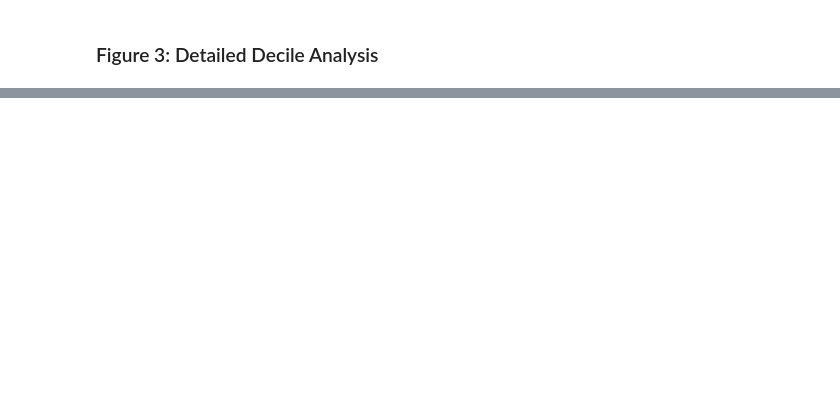
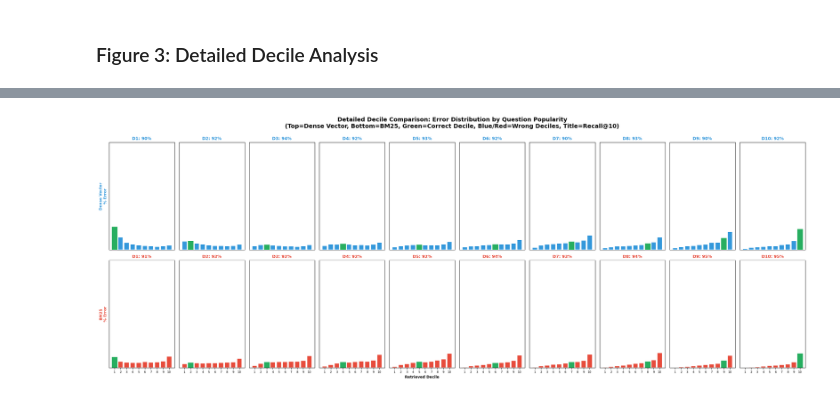
Before and after one commit to Cyro292/PopularityBias, a Jupyter notebook: rag_evaluation.ipynb, the cells around one changed output, grey strips where cells are left out. Saved outputs shown, nothing was run; the diff lists cells and outputs as text; code cells hidden in the pictures; blank space fills up the shorter version.

```diff
--- a/rag_evaluation.ipynb
+++ b/rag_evaluation.ipynb
@@ -820,0 +1317,97 @@ plt.show()
+# %%
+fig, axes = plt.subplots(2, 10, figsize=(24, 9))
+
+# Compute correct percentages for both methods
+dv_correct = results_df.groupby('pop_decile').apply(
+    lambda df: ((df['found_at_rank'].notna()) & (df['found_at_rank'] <= TOP_K)).mean() * 100
+).reindex(range(10), fill_value=0)
+
+bm_correct = bm25_results_df.groupby('pop_decile').apply(
+    lambda df: ((df['found_at_rank'].notna()) & (df['found_at_rank'] <= TOP_K)).mean() * 100
+).reindex(range(10), fill_value=0)
+
+for decile in range(10):
+    # Dense Vector (top row)
+    ax_dv = axes[0, decile]
+    dv_subset = results_df[results_df['pop_decile'] == decile]
+
+    if len(dv_subset) >= 3:
+        wrong_counts = np.zeros(10)
+        total_wrong = 0
+        for _, row in dv_subset.iterrows():
+            for wp in (row['wrong_docs_popularities'] or []):
+                w_dec = pd.cut([wp], bins=corpus_bin_edges, labels=False, include_lowest=True)[0]
+                if not pd.isna(w_dec):
+                    wrong_counts[int(w_dec)] += 1
+                    total_wrong += 1
+
+        if total_wrong > 0:
+            raw = (wrong_counts / total_wrong) * 100
+            scaled = raw * ((100 - dv_correct[decile]) / 100)
+        else:
+            scaled = np.zeros(10)
+
+        bars = ax_dv.bar(range(10), scaled, color='#3498db', edgecolor='white', linewidth=1.2, width=0.8)
+        bars[decile].set_color('#27ae60')
+        bars[decile].set_linewidth(2)
+
+        ax_dv.set_title(f"D{decile+1}: {dv_correct[decile]:.0f}%",
+                        fontsize=10, fontweight='bold', color='#3498db')
+    else:
+        ax_dv.text(0.5, 0.5, f"n={len(dv_subset)}",
+                   ha='center', va='center', fontsize=9, transform=ax_dv.transAxes)
+        ax_dv.set_title(f"D{decile+1}", fontsize=10, fontweight='bold', color='#3498db')
+
+    ax_dv.set_ylim(0, 15)
+    ax_dv.set_xticks([])
+    ax_dv.set_yticks([])
+    if decile == 0:
+        ax_dv.set_ylabel("Dense Vector\n% Error", fontsize=9, fontweight='bold', color='#3498db')
+
+    # BM25 (bottom row)
+    ax_bm = axes[1, decile]
+    bm_subset = bm25_results_df[bm25_results_df['pop_decile'] == decile]
+
+    if len(bm_subset) >= 3:
+        wrong_counts = np.zeros(10)
+        total_wrong = 0
+        for _, row in bm_subset.iterrows():
+            for wp in (row['wrong_docs_popularities'] or []):
+                w_dec = pd.cut([wp], bins=corpus_bin_edges, labels=False, include_lowest=True)[0]
+                if not pd.isna(w_dec):
+                    wrong_counts[int(w_dec)] += 1
+                    total_wrong += 1
+
+        if total_wrong > 0:
+            raw = (wrong_counts / total_wrong) * 100
+            scaled = raw * ((100 - bm_correct[decile]) / 100)
+        else:
+            scaled = np.zeros(10)
+
+        bars = ax_bm.bar(range(10), scaled, color='#e74c3c', edgecolor='white', linewidth=1.2, width=0.8)
+        bars[decile].set_color('#27ae60')
+        bars[decile].set_linewidth(2)
+
+        ax_bm.set_title(f"D{decile+1}: {bm_correct[decile]:.0f}%",
+                        fontsize=10, fontweight='bold', color='#e74c3c')
+    else:
+        ax_bm.text(0.5, 0.5, f"n={len(bm_subset)}",
+                   ha='center', va='center', fontsize=9, transform=ax_bm.transAxes)
+        ax_bm.set_title(f"D{decile+1}", fontsize=10, fontweight='bold', color='#e74c3c')
+
+    ax_bm.set_ylim(0, 15)
+    ax_bm.set_xticks(range(10))
+    ax_bm.set_xticklabels(range(1, 11), fontsize=7)
+    ax_bm.set_yticks([])
+    if decile == 0:
+        ax_bm.set_ylabel("BM25\n% Error", fontsize=9, fontweight='bold', color='#e74c3c')
+    if decile == 4:
+        ax_bm.set_xlabel("Retrieved Decile", fontsize=9, fontweight='bold')
+
+plt.suptitle("Detailed Decile Comparison: Error Distribution by Question Popularity\n" +
+             "(Top=Dense Vector, Bottom=BM25, Green=Correct Decile, Blue/Red=Wrong Deciles, Title=Recall@10)",
+             fontsize=14, fontweight='bold', y=0.995)
+plt.tight_layout()
+plt.show()
+# %% [output]
+[figure, added]
```
Also changed, not shown: parts of 28 cells of this notebook, 7 other files.
